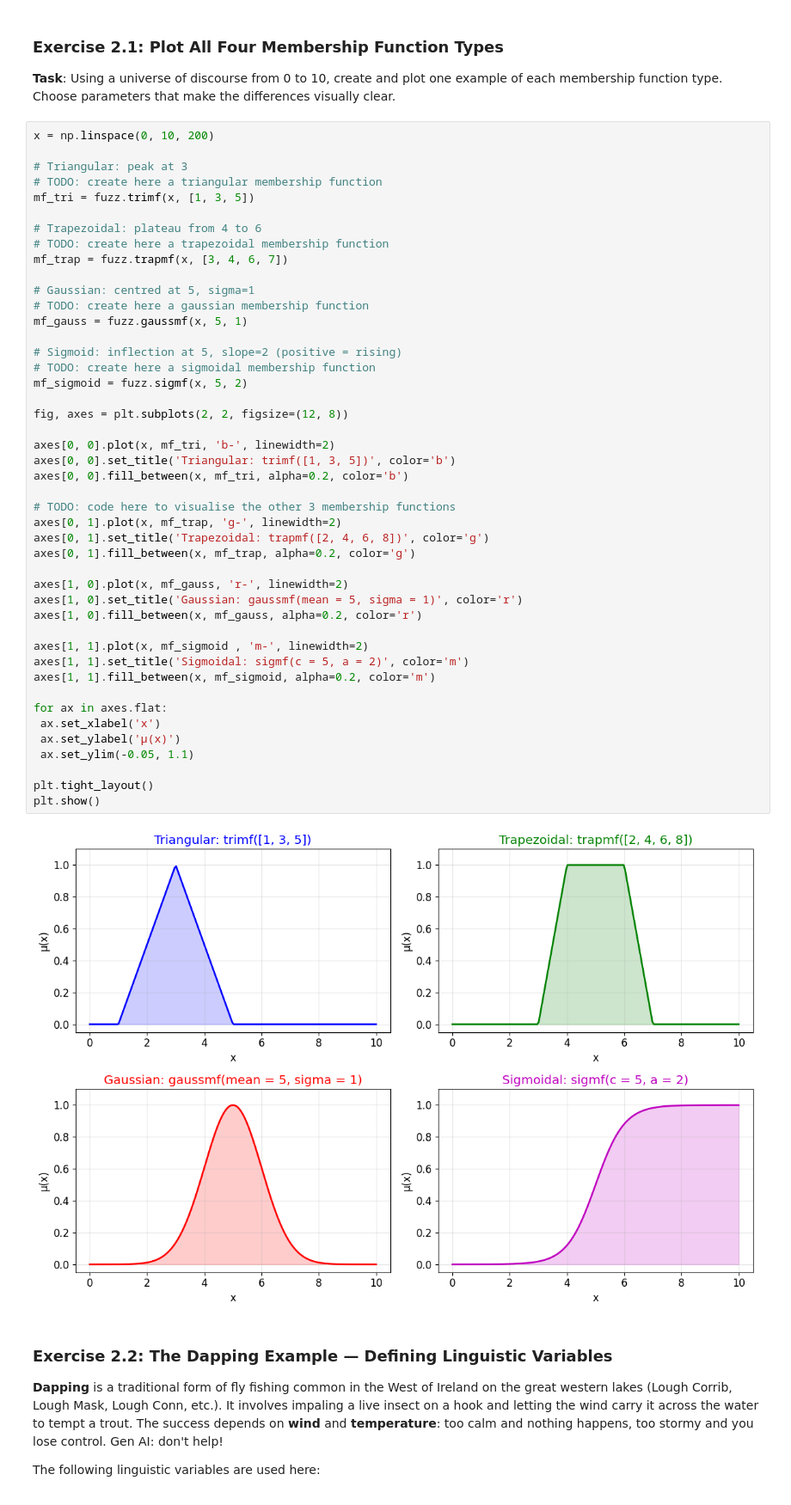
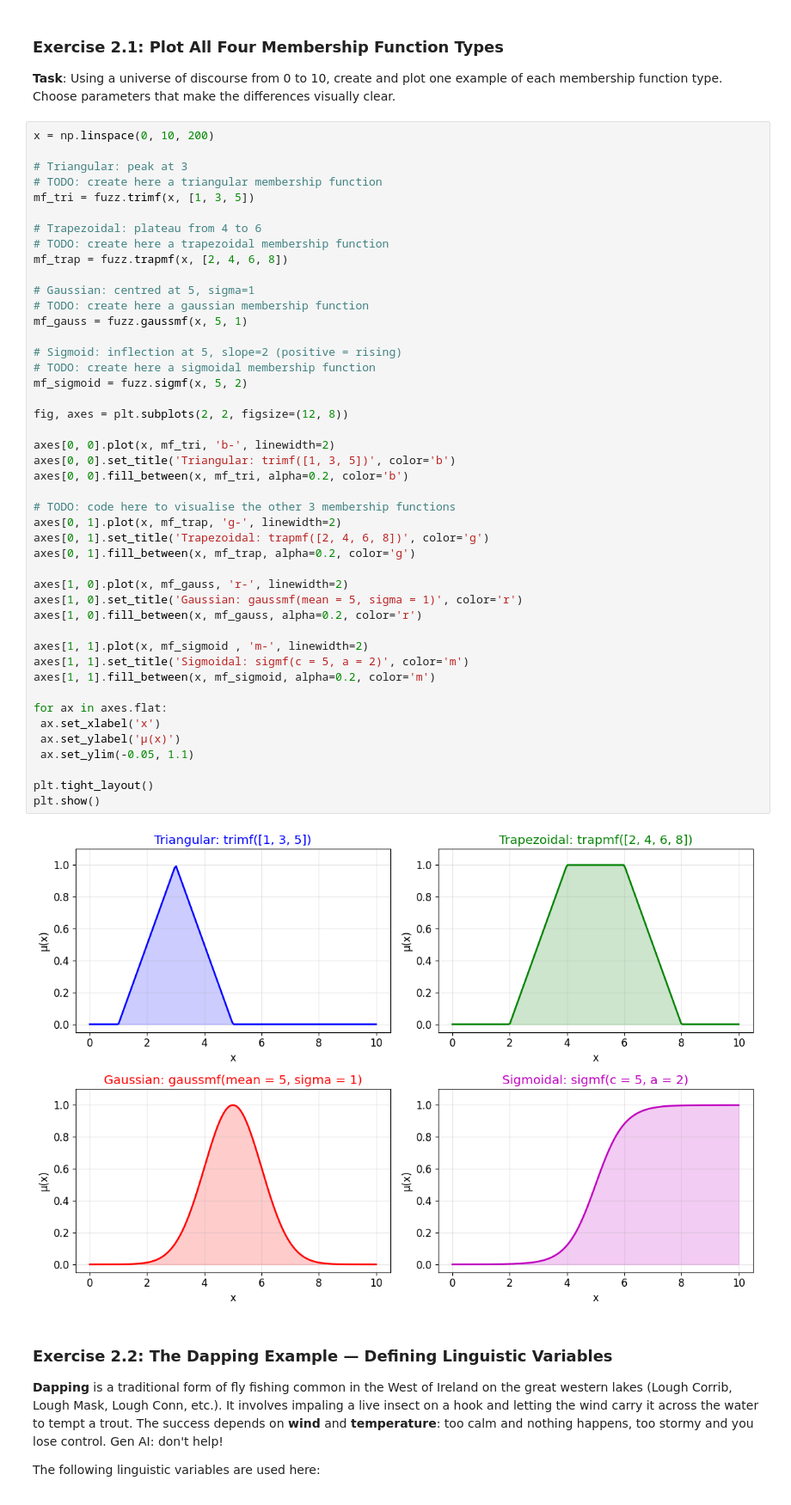
Before and after one commit to MatthewMcCarthy1/artificial-intelligence, a Jupyter notebook: lab-4/lab-four.ipynb, the cells around one changed output. Shown at 86% size. Saved outputs shown, nothing was run; the diff lists cells and outputs as text.

```diff
--- a/lab-4/lab-four.ipynb
+++ b/lab-4/lab-four.ipynb
@@ -157,7 +157,7 @@ mf_tri = fuzz.trimf(x, [1, 3, 5])
 
 # Trapezoidal: plateau from 4 to 6
 # TODO: create here a trapezoidal membership function
-mf_trap = fuzz.trapmf(x, [3, 4, 6, 7])
+mf_trap = fuzz.trapmf(x, [2, 4, 6, 8])
 
 # Gaussian: centred at 5, sigma=1
 # TODO: create here a gaussian membership function
@@ -167,34 +167,34 @@ mf_gauss = fuzz.gaussmf(x, 5, 1)
 # TODO: create here a sigmoidal membership function
 mf_sigmoid = fuzz.sigmf(x, 5, 2)
 
 fig, axes = plt.subplots(2, 2, figsize=(12, 8))
 
 axes[0, 0].plot(x, mf_tri, 'b-', linewidth=2)
 axes[0, 0].set_title('Triangular: trimf([1, 3, 5])', color='b')
 axes[0, 0].fill_between(x, mf_tri, alpha=0.2, color='b')
 
 # TODO: code here to visualise the other 3 membership functions
 axes[0, 1].plot(x, mf_trap, 'g-', linewidth=2)
 axes[0, 1].set_title('Trapezoidal: trapmf([2, 4, 6, 8])', color='g')
 axes[0, 1].fill_between(x, mf_trap, alpha=0.2, color='g')
 
 axes[1, 0].plot(x, mf_gauss, 'r-', linewidth=2)
 axes[1, 0].set_title('Gaussian: gaussmf(mean = 5, sigma = 1)', color='r')
 axes[1, 0].fill_between(x, mf_gauss, alpha=0.2, color='r')
 
 axes[1, 1].plot(x, mf_sigmoid , 'm-', linewidth=2)
 axes[1, 1].set_title('Sigmoidal: sigmf(c = 5, a = 2)', color='m')
 axes[1, 1].fill_between(x, mf_sigmoid, alpha=0.2, color='m')
 
 for ax in axes.flat:
  ax.set_xlabel('x')
  ax.set_ylabel('μ(x)')
  ax.set_ylim(-0.05, 1.1)
 
 plt.tight_layout()
 plt.show()
 # %% [output]
-[figure, old version]
+[figure, new version]
 # %% [markdown]
 ### Exercise 2.2: The Dapping Example — Defining Linguistic Variables
 
```
Also changed, not shown: parts of 4 cells of this notebook.
